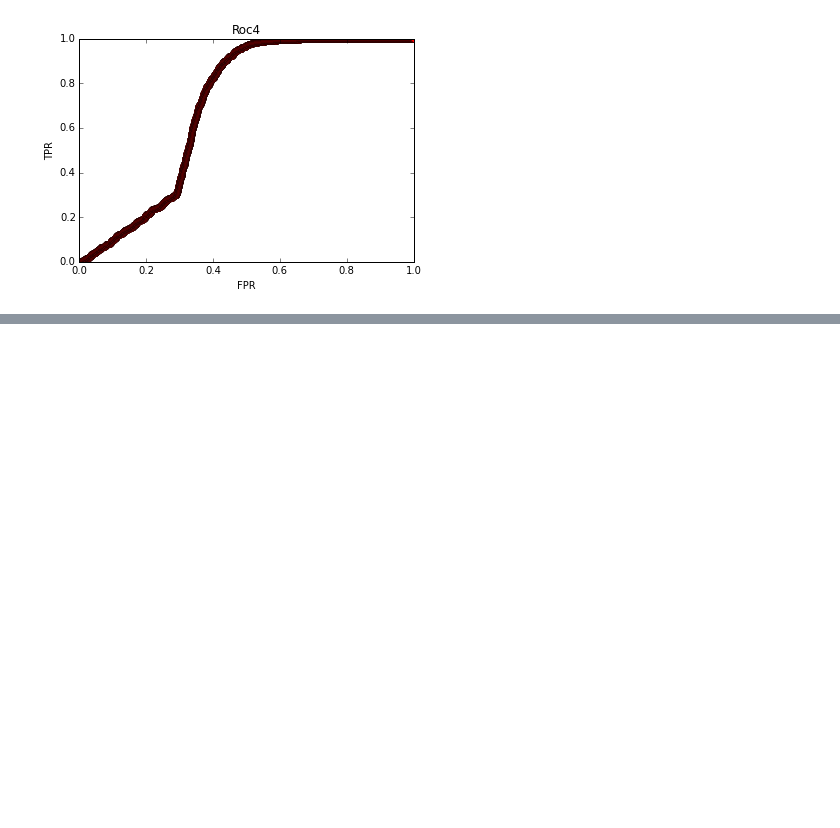
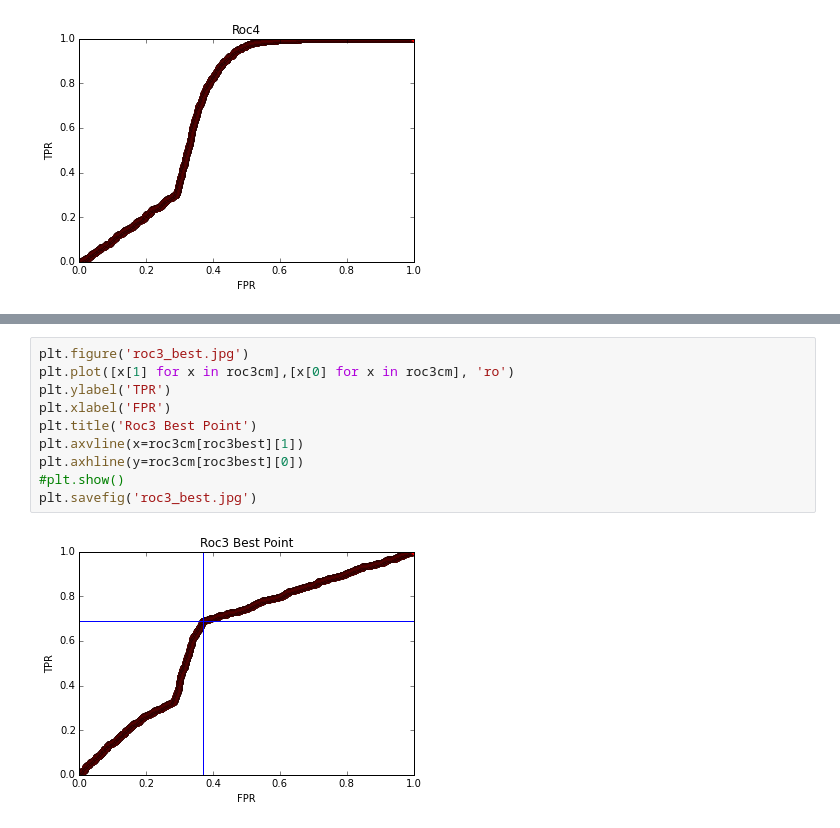
Before and after one commit to aqeel13932/DM, a Jupyter notebook: HW09/roc_data/Q2.ipynb, the cells around one changed output, grey strips where cells are left out. Drawn from its saved outputs; the diff is of its cells as text; blank space fills up the shorter version.

```diff
--- a/HW09/roc_data/Q2.ipynb
+++ b/HW09/roc_data/Q2.ipynb
@@ -134,0 +201,12 @@ FindK(
+# %%
+plt.figure('roc3_best.jpg')
+plt.plot([x[1] for x in roc3cm],[x[0] for x in roc3cm], 'ro')
+plt.ylabel('TPR')
+plt.xlabel('FPR')
+plt.title('Roc3 Best Point')
+plt.axvline(x=roc3cm[roc3best][1])
+plt.axhline(y=roc3cm[roc3best][0])
+#plt.show()
+plt.savefig('roc3_best.jpg')
+# %% [output]
+[figure, added]
```
Also changed, not shown: parts of 13 cells of this notebook, 11 other files.
